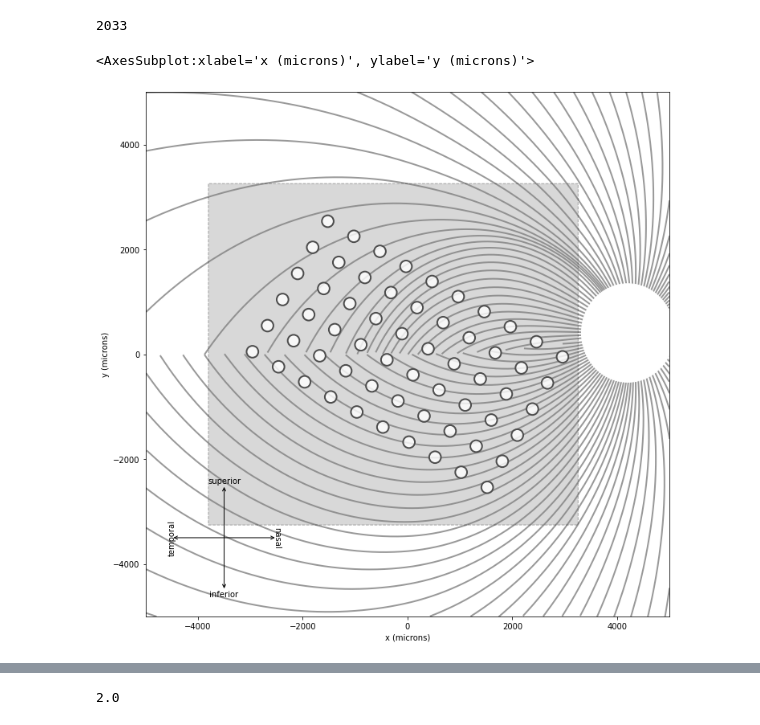
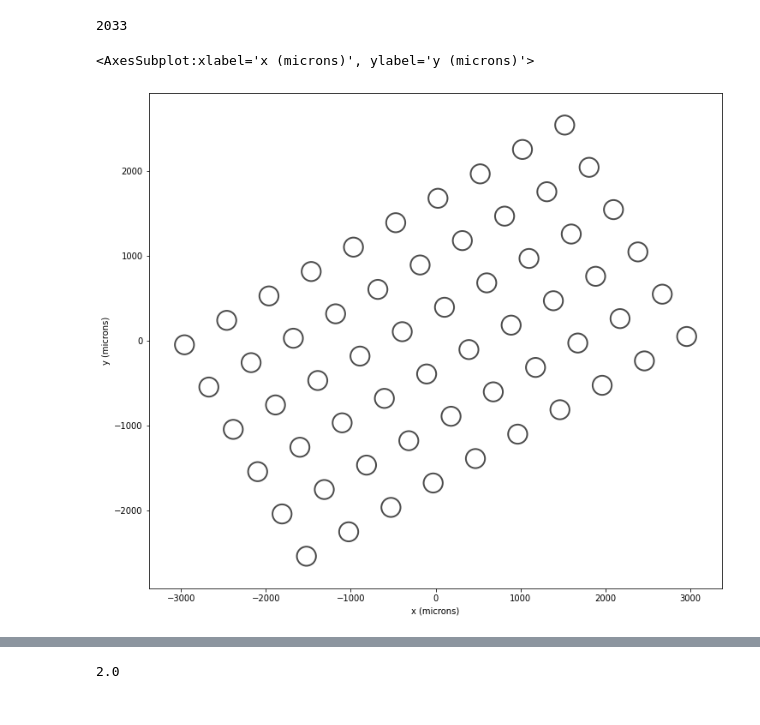
Before and after one commit to jgranley/CS291a, a Jupyter notebook: notebooks/tf_p2p.ipynb, the cells around one changed output, grey strips where cells are left out. Drawn from its saved outputs; the diff is of its cells as text; code cells hidden in the pictures.

```diff
--- a/notebooks/tf_p2p.ipynb
+++ b/notebooks/tf_p2p.ipynb
@@ -937,8 +937,9 @@ json.dump(conventional_mses, open("../results/alphabet/conventional.json", 'w'))
 epochs = [i for i in range(1200)
 # %%
 plt.figure(figsize=(12, 12))
+implant = ArgusII(rot=30)
 implant.plot()
-model.plot()
+# model.plot()
 # %% [output]
 <AxesSubplot:xlabel='x (microns)', ylabel='y (microns)'>
-[figure, old version]
+[figure, new version]
```
Also changed, not shown: parts of 3 cells of this notebook, 1 other file.
